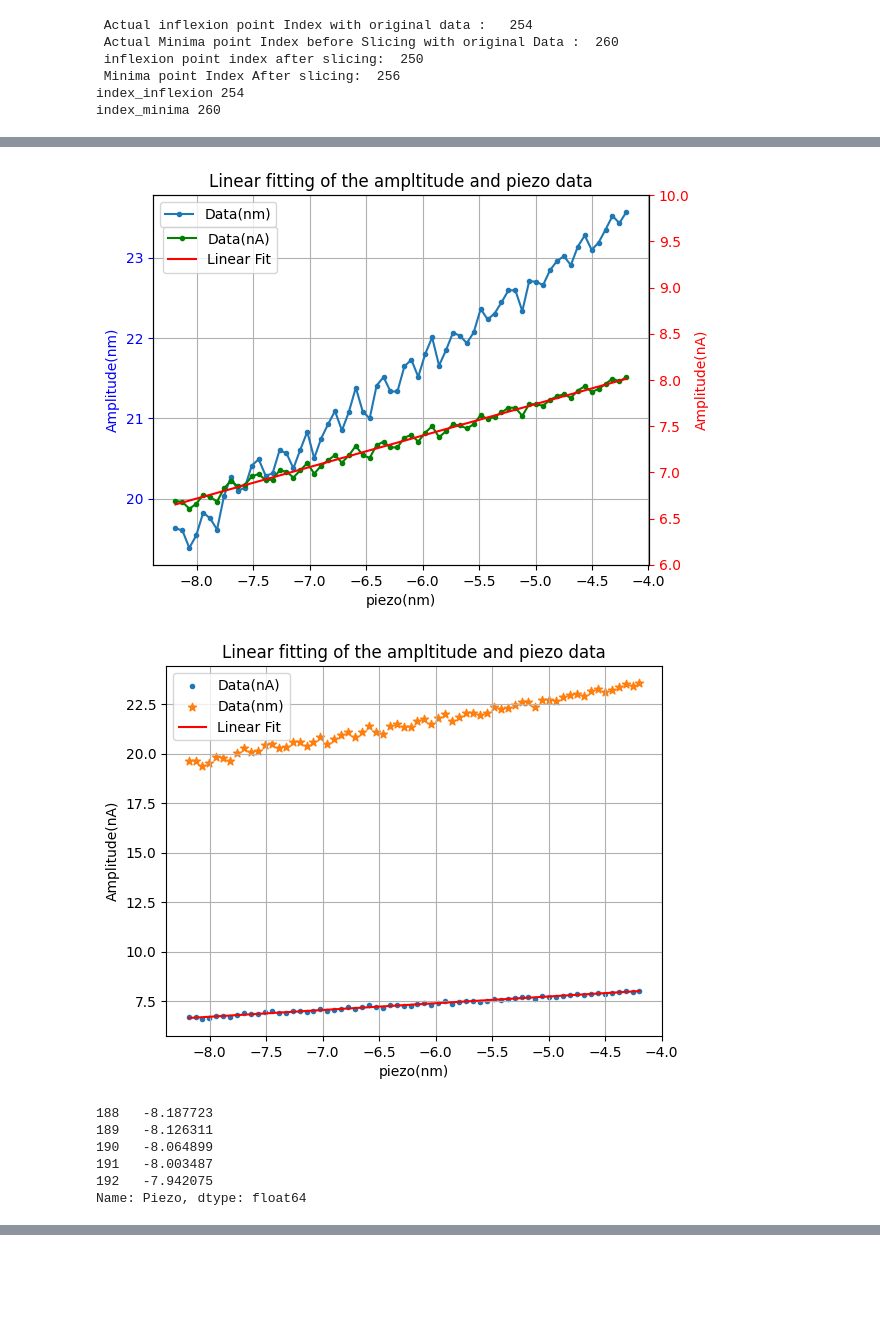
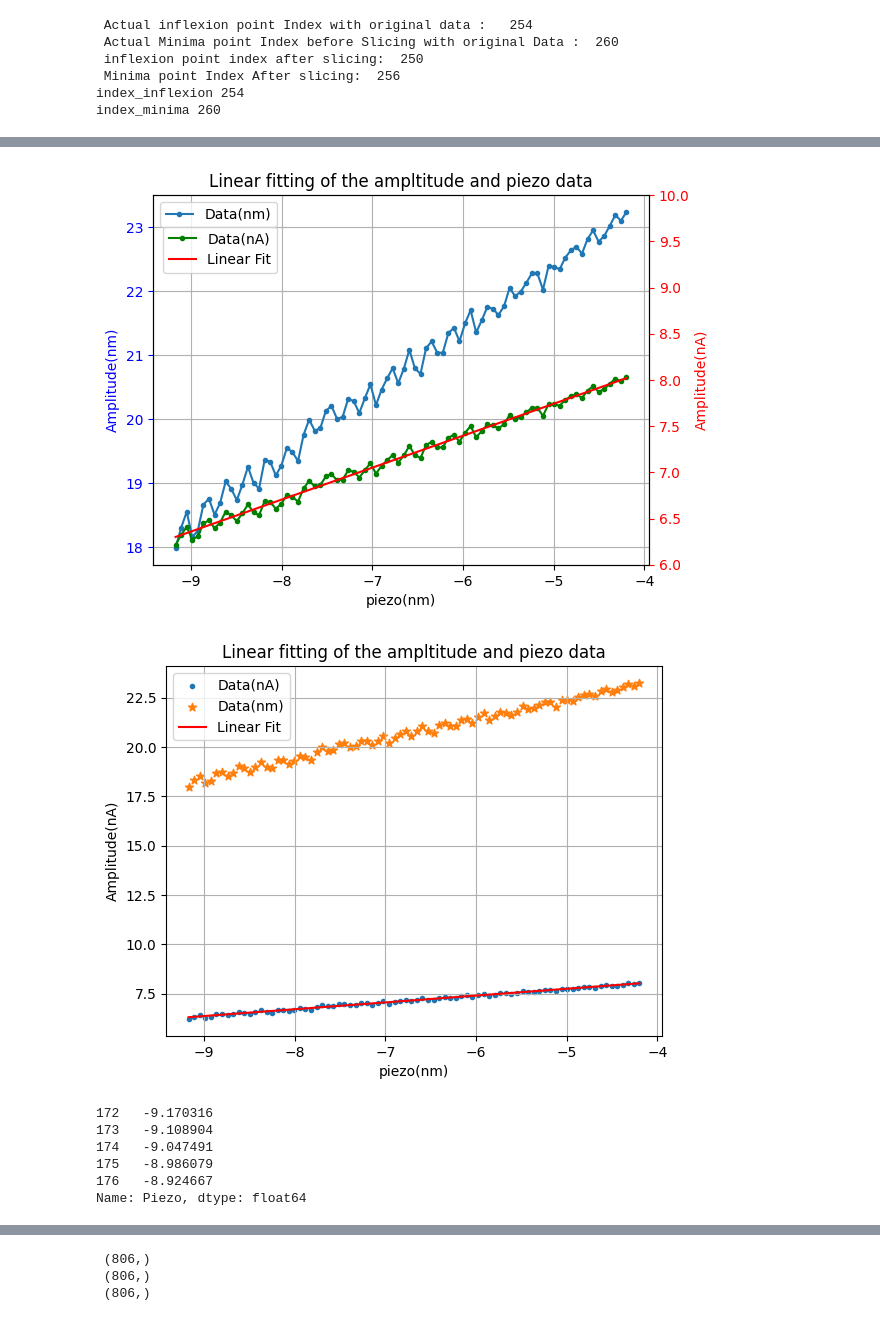
Before and after one commit to mohdrafik/python-codes-projects, a Jupyter notebook: process_plot_data.ipynb, the cells around one changed output, grey strips where cells are left out. Cells and saved outputs as stored; diff of their text form; code cells hidden in the pictures; blank space fills up the shorter version.

```diff
--- a/process_plot_data.ipynb
+++ b/process_plot_data.ipynb
@@ -6,6 +13,9 @@ import pandas as pd
 excel_path = "C:\\Users\\mrafik\\Desktop\\python_general_code\\xlsfileprocess\\"
 ampdf = pd.read_excel(excel_path+'Amplitudexls.xlsx')
 phasedf = pd.read_excel(excel_path+'phase.xlsx')
-ampdf[0:6]
+ampdf.head()
+print(ampdf.shape)
 # x= nm  , y= nA
+data_endamp =ampdf.shape[0]
+print("end dat pints = \n",data_endamp)
 # %% [output]
@@ -165,7 +159,7 @@ for val in x_diff:
 
 # here 2.5,3nm any value we put get corresponding N
 
-N_count_back = (4.0)/(d_nm)  # (using a+(n-1)D)
+N_count_back = (5.0)/(d_nm)  # (using a+(n-1)D)
 
 N_count_back = np.ceil(N_count_back)
 print("n count back = ",N_count_back)
@@ -179,7 +173,7 @@ desired_nmBackIndexwrtoMinima = res_indices[1] - N_count_back  # this is from th
 N_count_forward = (10.0)/(d_nm)  # (using a+(n-1)D)
 N_count_forward = np.ceil(N_count_forward)
 data_choose_endindex = res_indices[1] + int(N_count_forward)
-
+data_choose_endindex=data_endamp
 
 print("\n index starting wrto inflexion : ",desired_nmBackIndexwrtoInflexion,
      "\n index starting wrto Minima : ",desired_nmBackIndexwrtoMinima)
@@ -247,11 +241,12 @@ plt.legend()
 plt.show()
 
 
-# ----------------******************************* this is the finsl data we will save in .dat file .------------------
+# ----------------******************************* this is the final data we will save in .dat file .------------------
 ampdata2saveAspiezo_nm = xpiezo_nm[desired_nmBackIndexwrtoInflexion:data_choose_endindex]
 print(ampdata2saveAspiezo_nm.head())
 # ampdata2saveAspiezo_nm = ampdata2saveAspiezo_nm + c/m
 ampdata2saveAspiezo_nm = ampdata2saveAspiezo_nm - ampdata2saveAspiezo_nm[desired_nmBackIndexwrtoInflexion]
+
 ampdata2saveAsAmplitude_nm = (1/m)* ampdf['Amplitude'][desired_nmBackIndexwrtoInflexion:data_choose_endindex]
 
 ampdata2saveAsAmplitude_nm.shape
@@ -262,6 +257,49 @@ plt.ylabel('Amplitude(nm)')
 plt.title('just to check before saving to .dat file')
 # plt.legend()
 plt.show()
+
+
+# #  this is for the phase values:---------------------------------********
+
+
+print(phasedf.iloc[0,1]) # first value added -- phasedf.iloc[0,1]
+# last value add ---- > phasedf.iloc[data_endamp-1,1]
+
+phase  = - phasedf['Phase'] -90 + phasedf.iloc[data_endamp-1,1]
+print("\n", phase.shape)
+print("\n new phase values: \n", phase[0:5])
+
+phasedata2savedegree = phase[desired_nmBackIndexwrtoInflexion:data_choose_endindex]
+
+plt.plot(ampdata2saveAspiezo_nm,phasedata2savedegree,'-b')
+plt.grid()
+plt.xlabel('piezo(nm)')
+plt.ylabel('phase(o)')
+plt.title('PHASE in degree just to check before saving to .dat file')
+# plt.legend()
+plt.show()
+
+
+# # now generate a .dat file from the where data is saved ( unit: nm)
+
+import pandas as pd
+df1 = ampdata2saveAspiezo_nm
+df1 = df1*1E-9
+df2 = ampdata2saveAsAmplitude_nm*1E-9
+df3 = phasedata2savedegree*10E-1
+print("\n",df1.shape,"\n",df2.shape, "\n",df3.shape)
+# Concatenate the DataFrames vertically
+combined_df = pd.concat([df1,df2,df3], axis=1)
+# Save the combined DataFrame to a .dat file
+from termcolor import colored
+print(colored(" \n HELLO ! <----------  file are saved in .dat format ---------->  ",'blue', attrs=['bold']))
+
+combined_df.to_csv(excel_path+'finalcombined_data.dat', sep=' ', index=False, header=False)
+
+
+
+# # Save the combined DataFrame to a .dat file
+# combined_df.to_csv('combined_data.dat', sep=' ', index=False)
 # %% [output]
 d in nm         : 0.06141201834528043
 6.141201834528043e-05
@@ -278,8 +316,8 @@ c, zero intercept nA (intercept): 9.442109717667925
-[figure, old version]
+[figure, new version]
-[figure, old version]
+[figure, new version]
-188   -8.187723
-189   -8.126311
-190   -8.064899
-191   -8.003487
-192   -7.942075
+172   -9.170316
+173   -9.108904
+174   -9.047491
+175   -8.986079
+176   -8.924667
 Name: Piezo, dtype: float64
@@ -287 +337,4 @@ Name: Piezo, dtype: float64
+ (806,)
+ (806,)
+ (806,)
 # %%
```
Also changed, not shown: parts of 22 cells of this notebook.
